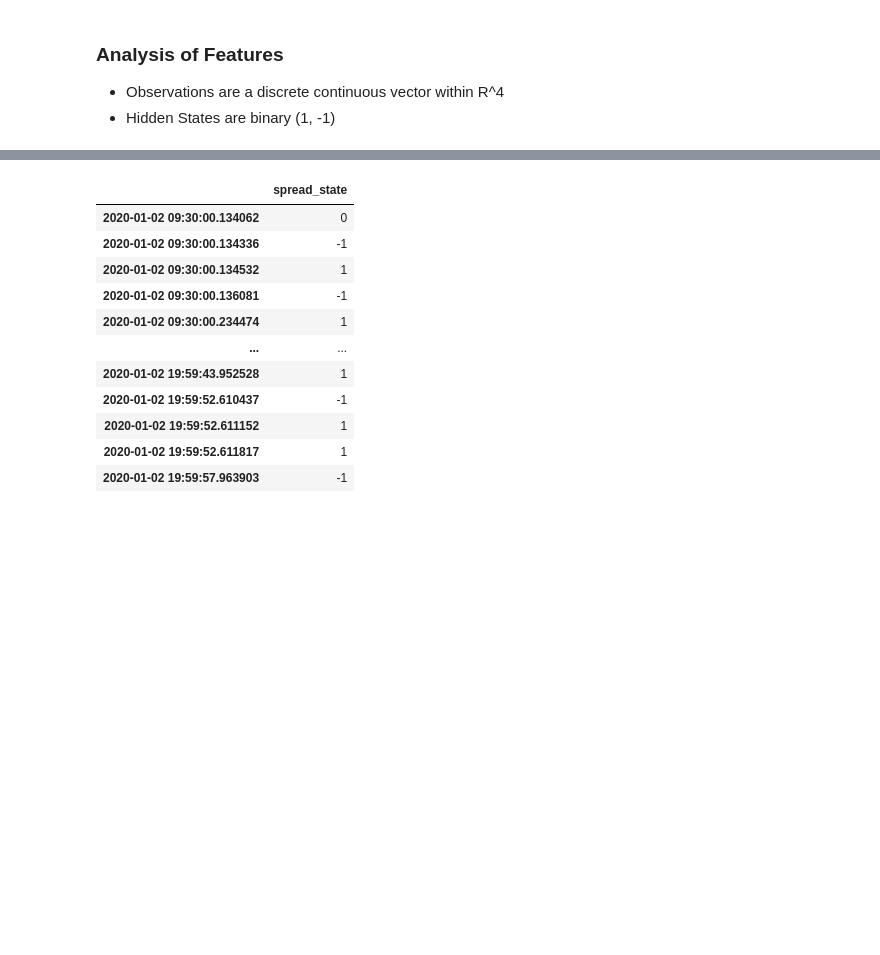
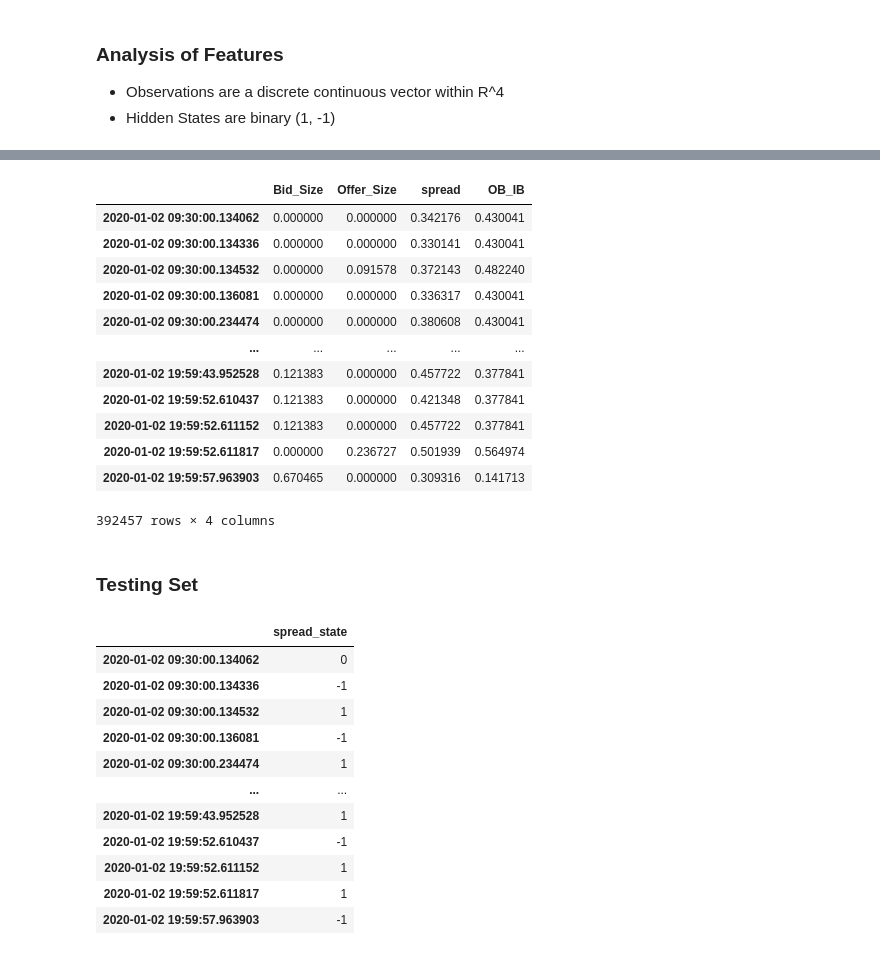
Before and after one commit to jasonbohne123/HMM_LOB_Inference, a Jupyter notebook: data_preprocessing.ipynb, the cells around one changed output, grey strips where cells are left out. Cells and saved outputs as stored; diff of their text form; code cells hidden in the pictures; blank space fills up the shorter version.

```diff
--- a/data_preprocessing.ipynb
+++ b/data_preprocessing.ipynb
@@ -97,3 +114,28 @@ features
+# %%
+features['Bid_Size']=normalized_bidsize
+features['Offer_Size']=normalized_offersize
+features['OB_IB']=normalized_bookimbalance
+features['spread']=normalized_spread
+
+
+features.to_csv('data/features.csv')
+features
+# %% [output]
+|  | Bid_Size | Offer_Size | spread | OB_IB |
+| 2020-01-02 09:30:00.134062 | 0.000000 | 0.000000 | 0.342176 | 0.430041 |
+| 2020-01-02 09:30:00.134336 | 0.000000 | 0.000000 | 0.330141 | 0.430041 |
+| 2020-01-02 09:30:00.134532 | 0.000000 | 0.091578 | 0.372143 | 0.482240 |
+| 2020-01-02 09:30:00.136081 | 0.000000 | 0.000000 | 0.336317 | 0.430041 |
+| 2020-01-02 09:30:00.234474 | 0.000000 | 0.000000 | 0.380608 | 0.430041 |
+| ... | ... | ... | ... | ... |
+| 2020-01-02 19:59:43.952528 | 0.121383 | 0.000000 | 0.457722 | 0.377841 |
+| 2020-01-02 19:59:52.610437 | 0.121383 | 0.000000 | 0.421348 | 0.377841 |
+| 2020-01-02 19:59:52.611152 | 0.121383 | 0.000000 | 0.457722 | 0.377841 |
+| 2020-01-02 19:59:52.611817 | 0.000000 | 0.236727 | 0.501939 | 0.564974 |
+| 2020-01-02 19:59:57.963903 | 0.670465 | 0.000000 | 0.309316 | 0.141713 |
+392457 rows × 4 columns
+# %% [markdown]
+### Testing Set
 # %%
 outcomes=simple_quotes[['spread_state']].copy()
 outcomes.to_csv('data/outcomes.csv')
```
Also changed, not shown: parts of 4 cells of this notebook, 1 other file.
